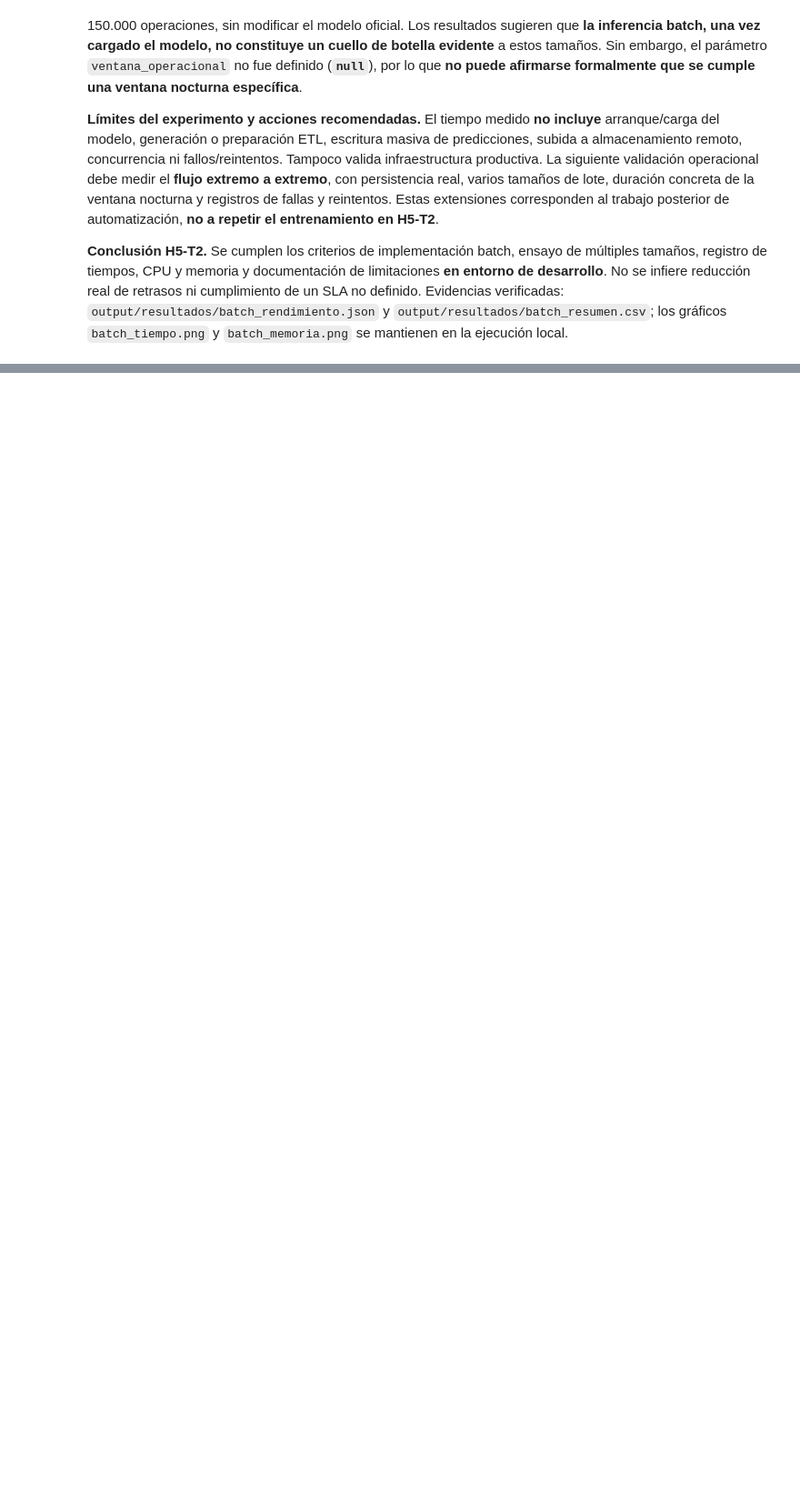
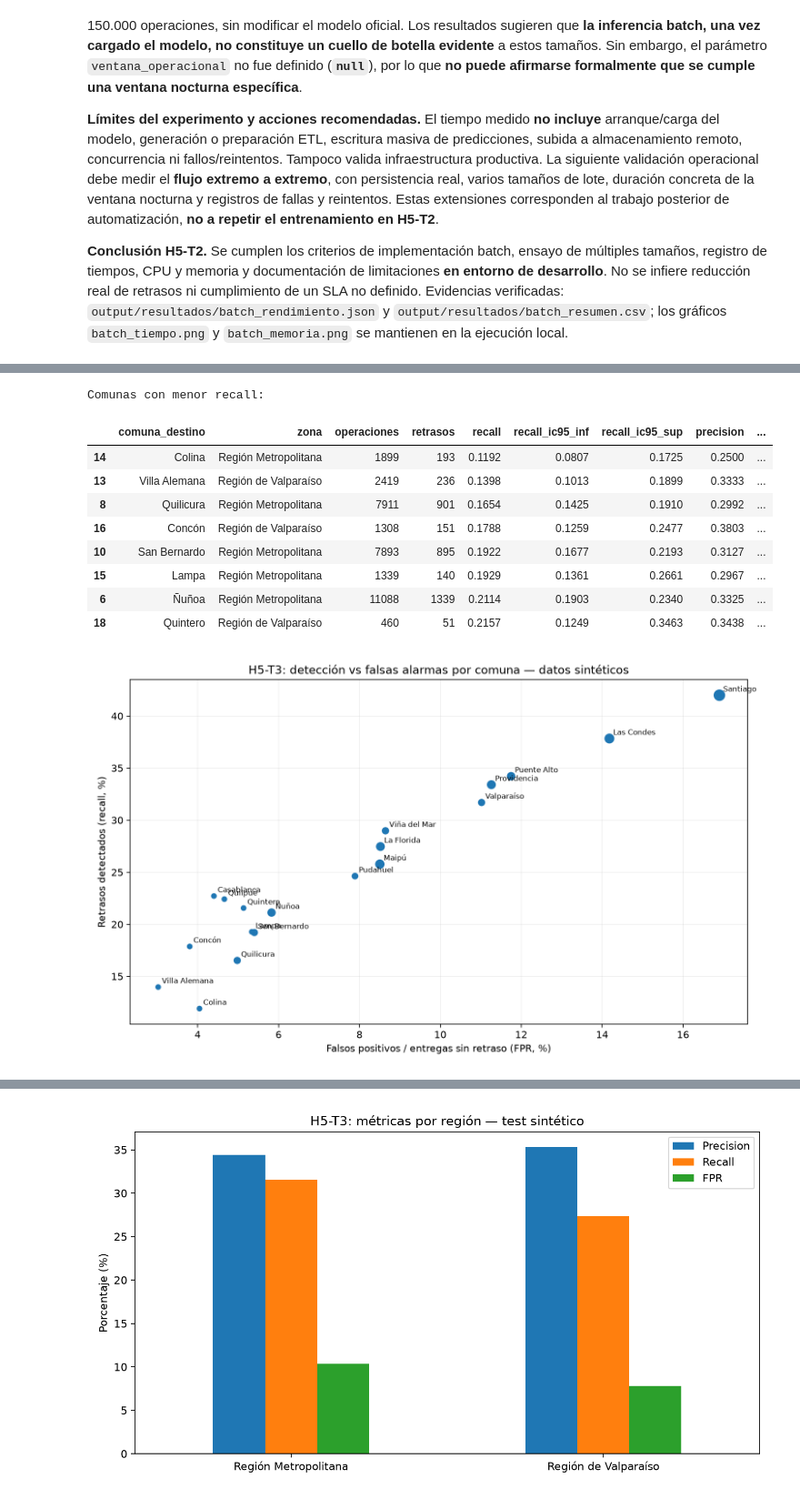
Before and after one commit to carlos31255/EV3_LOGISMART, a Jupyter notebook: notebooks/02_Modelado_LogiSmart.ipynb, the cells around one changed output, grey strips where cells are left out. Shown at 91% size. Drawn from its saved outputs; the diff is of its cells as text; code cells hidden in the pictures; blank space fills up the shorter version.

Commit message:
feat(equidad): completar auditoria territorial H5-T3

```diff
--- a/notebooks/02_Modelado_LogiSmart.ipynb
+++ b/notebooks/02_Modelado_LogiSmart.ipynb
@@ -585,0 +594,37 @@ Comprobación de ventana: Sin ventana operativa cuantificada
+# %%
+from pathlib import Path
+import json
+import pandas as pd
+from IPython.display import Image, display
+
+raiz_h5t3 = Path.cwd()
+if raiz_h5t3.name == "notebooks":
+    raiz_h5t3 = raiz_h5t3.parent
+r = raiz_h5t3 / "output/resultados"
+g = raiz_h5t3 / "output/graficos"
+ruta = r / "equidad_territorial.json"
+if not ruta.is_file():
+    raise FileNotFoundError("Ejecuta primero: python main.py --proceso equidad")
+
+info_equidad = json.loads(ruta.read_text(encoding="utf-8"))
+por_comuna = pd.read_csv(r / "equidad_comunas.csv")
+por_zona = pd.read_csv(r / "equidad_zonas.csv")
+representacion = pd.read_csv(r / "equidad_representacion_test.csv")
+print("Métricas globales:")
+display(pd.Series({k: info_equidad[k] for k in [
+    "operaciones", "retrasos", "falsos_negativos", "falsos_positivos",
+    "recall_global", "precision_global", "fpr_global",
+    "spearman_operaciones_recall"]}).to_frame(name="Valor"))
+print("Comparación regional:")
+display(por_zona[["zona", "operaciones", "retrasos", "recall", "precision", "fpr", "fn"]].round(4))
+print("Representación por comuna (agrupada según mediana de test):")
+display(representacion[["representacion_test", "operaciones", "retrasos", "recall", "precision", "fpr"]].round(4))
+print("Comunas con menor recall:")
+display(por_comuna.sort_values("recall").loc[:, [
+    "comuna_destino", "zona", "operaciones", "retrasos", "recall", "recall_ic95_inf",
+    "recall_ic95_sup", "precision", "fpr", "fn", "fp"]].head(8).round(4))
+for nombre in ["equidad_recall_vs_fpr.png", "equidad_falsos_negativos.png", "equidad_comparacion_zonas.png"]:
+    imagen = g / nombre
+    if imagen.is_file():
+        display(Image(filename=str(imagen)))
+# %% [output]
@@ -585,0 +649,11 @@ Comprobación de ventana: Sin ventana operativa cuantificada
+Comunas con menor recall:
+|  | comuna_destino | zona | operaciones | retrasos | recall | recall_ic95_inf | recall_ic95_sup | precision | ... |
+| 14 | Colina | Región Metropolitana | 1899 | 193 | 0.1192 | 0.0807 | 0.1725 | 0.2500 | ... |
+| 13 | Villa Alemana | Región de Valparaíso | 2419 | 236 | 0.1398 | 0.1013 | 0.1899 | 0.3333 | ... |
+| 8 | Quilicura | Región Metropolitana | 7911 | 901 | 0.1654 | 0.1425 | 0.1910 | 0.2992 | ... |
+| 16 | Concón | Región de Valparaíso | 1308 | 151 | 0.1788 | 0.1259 | 0.2477 | 0.3803 | ... |
+| 10 | San Bernardo | Región Metropolitana | 7893 | 895 | 0.1922 | 0.1677 | 0.2193 | 0.3127 | ... |
+| 15 | Lampa | Región Metropolitana | 1339 | 140 | 0.1929 | 0.1361 | 0.2661 | 0.2967 | ... |
+| 6 | Ñuñoa | Región Metropolitana | 11088 | 1339 | 0.2114 | 0.1903 | 0.2340 | 0.3325 | ... |
+| 18 | Quintero | Región de Valparaíso | 460 | 51 | 0.2157 | 0.1249 | 0.3463 | 0.3438 | ... |
+[figure, added]
@@ -585,0 +661 @@ Comprobación de ventana: Sin ventana operativa cuantificada
+[figure, added]
```
Also changed, not shown: parts of 3 cells of this notebook, 11 other files.
